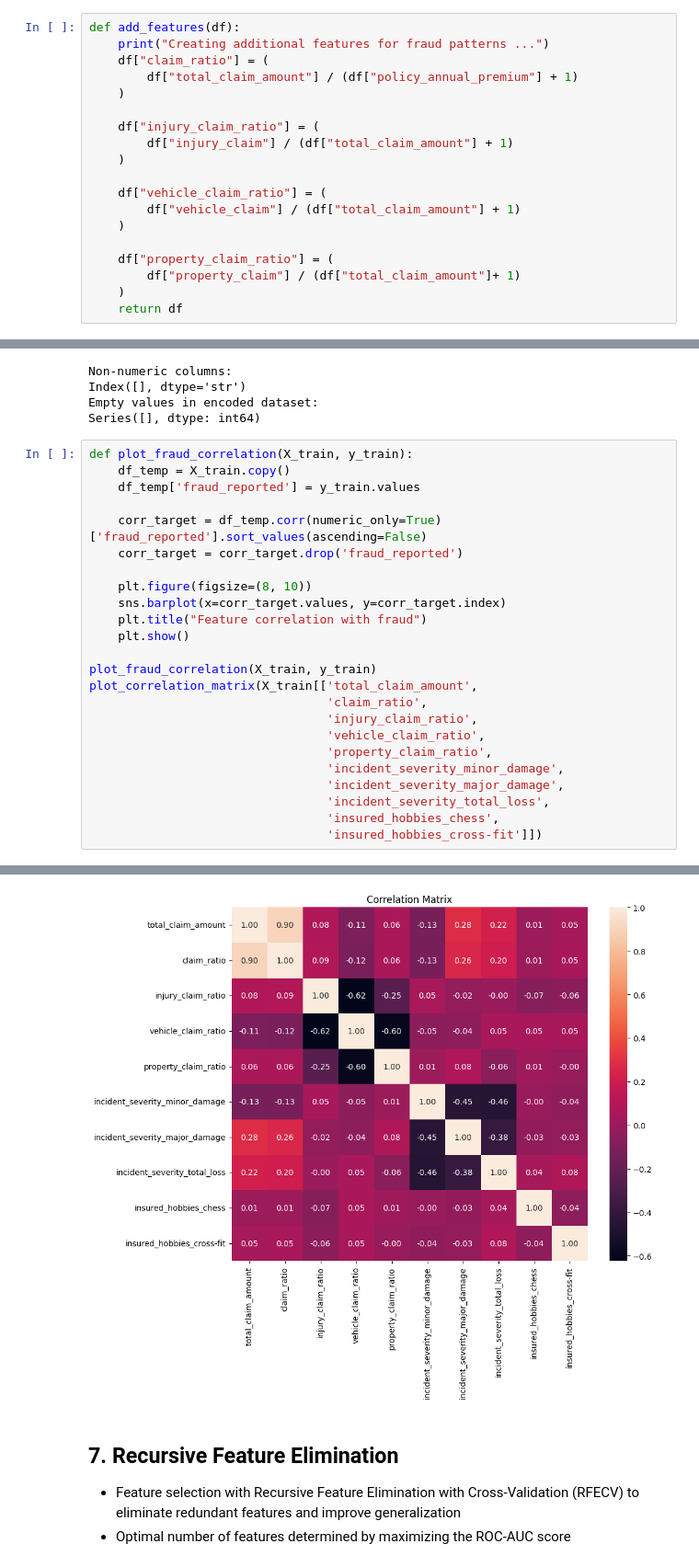
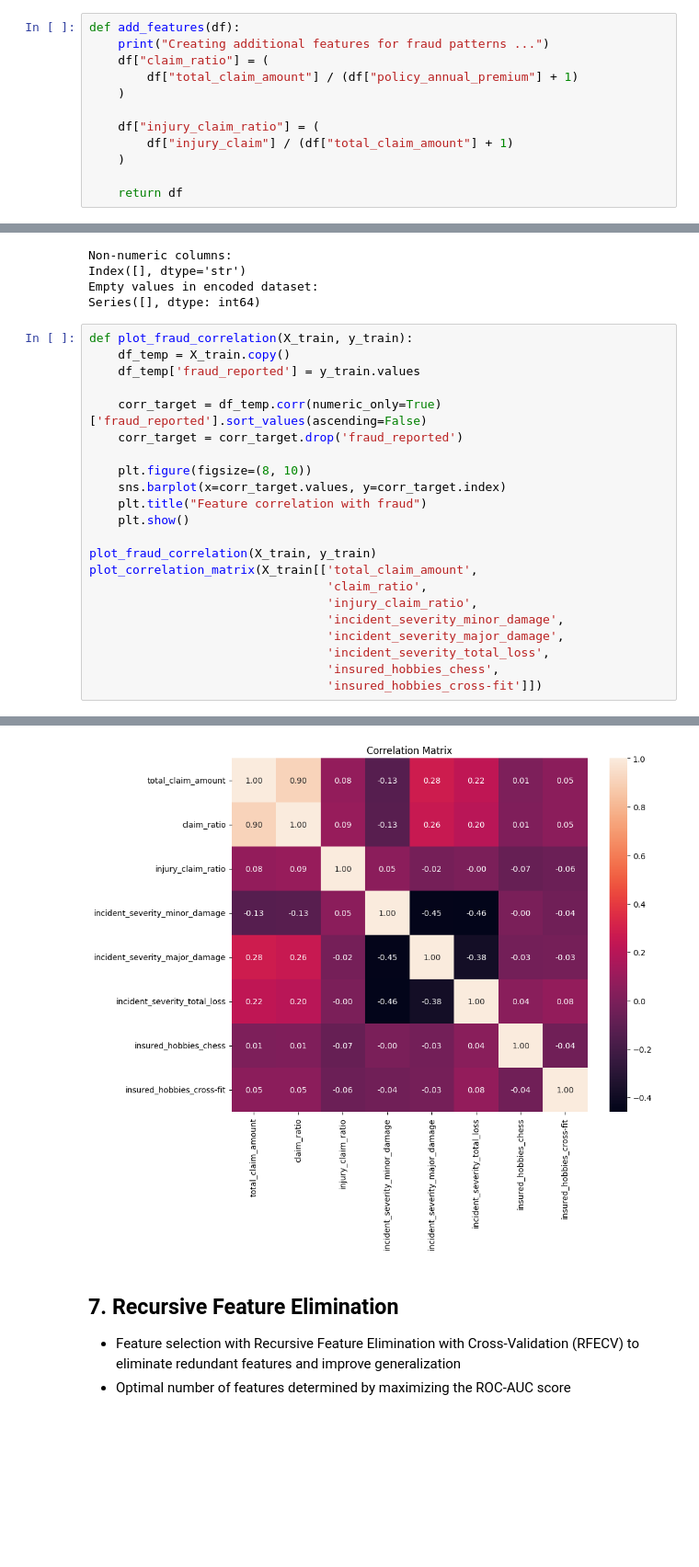
Before and after one commit to gcorbari/insurance-claims-analysis, a Jupyter notebook: claims_analysis.ipynb, the cells around one changed output, grey strips where cells are left out. Shown at 92% size. Drawn from its saved outputs; the diff is of its cells as text; blank space fills up the shorter version.

```diff
--- a/claims_analysis.ipynb
+++ b/claims_analysis.ipynb
@@ -322,13 +322,6 @@ def add_features(df):
         df["injury_claim"] / (df["total_claim_amount"] + 1)
     )
 
-    df["vehicle_claim_ratio"] = (
-        df["vehicle_claim"] / (df["total_claim_amount"] + 1)
-    )
-
-    df["property_claim_ratio"] = (
-        df["property_claim"] / (df["total_claim_amount"]+ 1)
-    )
     return df
 # %%
 df = add_features(df)
@@ -500,8 +493,6 @@ plot_fraud_correlation(X_train, y_train)
 plot_correlation_matrix(X_train[['total_claim_amount',
                                  'claim_ratio',
                                  'injury_claim_ratio',
-                                 'vehicle_claim_ratio',
-                                 'property_claim_ratio',
                                  'incident_severity_minor_damage',
                                  'incident_severity_major_damage',
                                  'incident_severity_total_loss',
@@ -512,4 +503,4 @@ plot_correlation_matrix(X_train[['total_claim_amount',
-[figure, old version]
+[figure, new version]
 # %% [markdown]
 ## 7. Recursive Feature Elimination
 - Feature selection with Recursive Feature Elimination with Cross-Validation (RFECV) to eliminate redundant features and improve generalization
```
Also changed, not shown: parts of 18 cells of this notebook, 3 other files.
